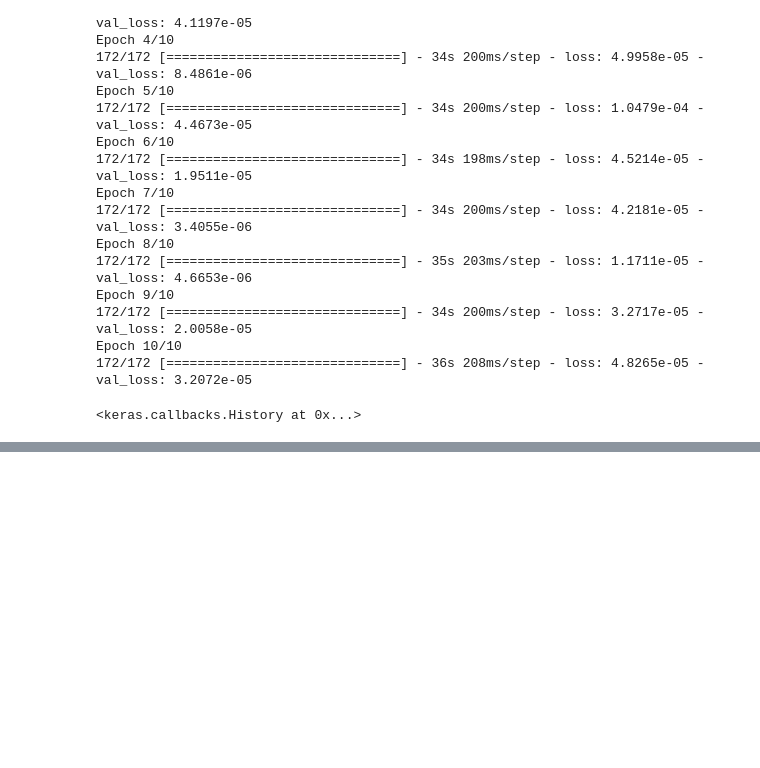
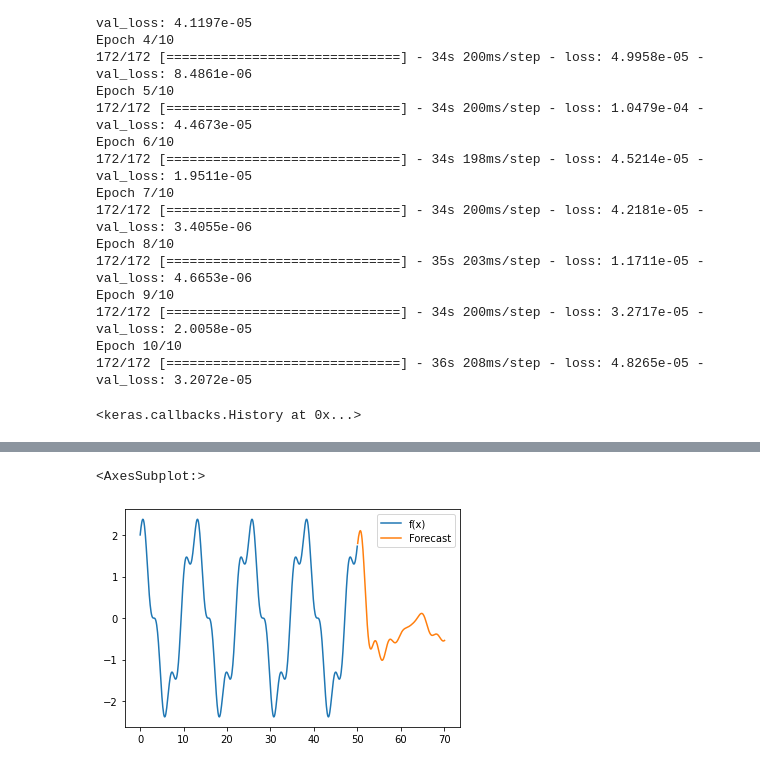
Before and after one commit to kokchun/Deep-learning-AI21, a Jupyter notebook: Lectures/Code-alongs/Lec7-RNN.ipynb, the cells around one changed output, grey strips where cells are left out. Saved outputs shown, nothing was run; the diff lists cells and outputs as text; code cells hidden in the pictures; blank space fills up the shorter version.

Commit message:
RNN forecasting code along

```diff
--- a/Lectures/Code-alongs/Lec7-RNN.ipynb
+++ b/Lectures/Code-alongs/Lec7-RNN.ipynb
@@ -131,0 +184,6 @@ Epoch 10/10
+# %%
+from tensorflow.keras.layers import LSTM
+
+LSTM_layer = LSTM(batch_length, return_sequences = False, input_shape = (None, 1))
+model = RNN_model(LSTM_layer)
+model.summary()
@@ -131,0 +204,7 @@ Epoch 10/10
+# %%
+scaler = MinMaxScaler()
+all_data = scaler.fit_transform(df)
+all_data_generator = TimeseriesGenerator(
+    all_data, all_data, length=batch_length, batch_size=batch_size)
+
+model.fit(all_data_generator, epochs = 10)
@@ -131,0 +233,17 @@ Epoch 10/10
+# %%
+steps_in_future = 200
+
+predictions = np.zeros([steps_in_future,1])
+first_batch = all_data[-batch_length:]
+new_batch = first_batch[None, :]
+
+for i in range(steps_in_future):
+    new_pred = model.predict(new_batch)
+    predictions[i] = new_pred[0]
+    new_batch = np.append(new_batch[:, batch_size:, :], [new_pred], axis = 1)
+
+y_pred = scaler.inverse_transform(predictions)
+# %%
+x_future = np.linspace(50.1, 50.1 + steps_in_future*.1, num = steps_in_future)
+df_forecast = pd.DataFrame(y_pred, columns = ["Forecast"], index = x_future)
+df_forecast.head()
@@ -131,0 +257,6 @@ Epoch 10/10
+# %%
+ax = df.plot()
+df_forecast.plot(ax = ax)
+# %% [output]
+<AxesSubplot:>
+[figure, added]
```
Also changed, not shown: parts of 11 cells of this notebook.
